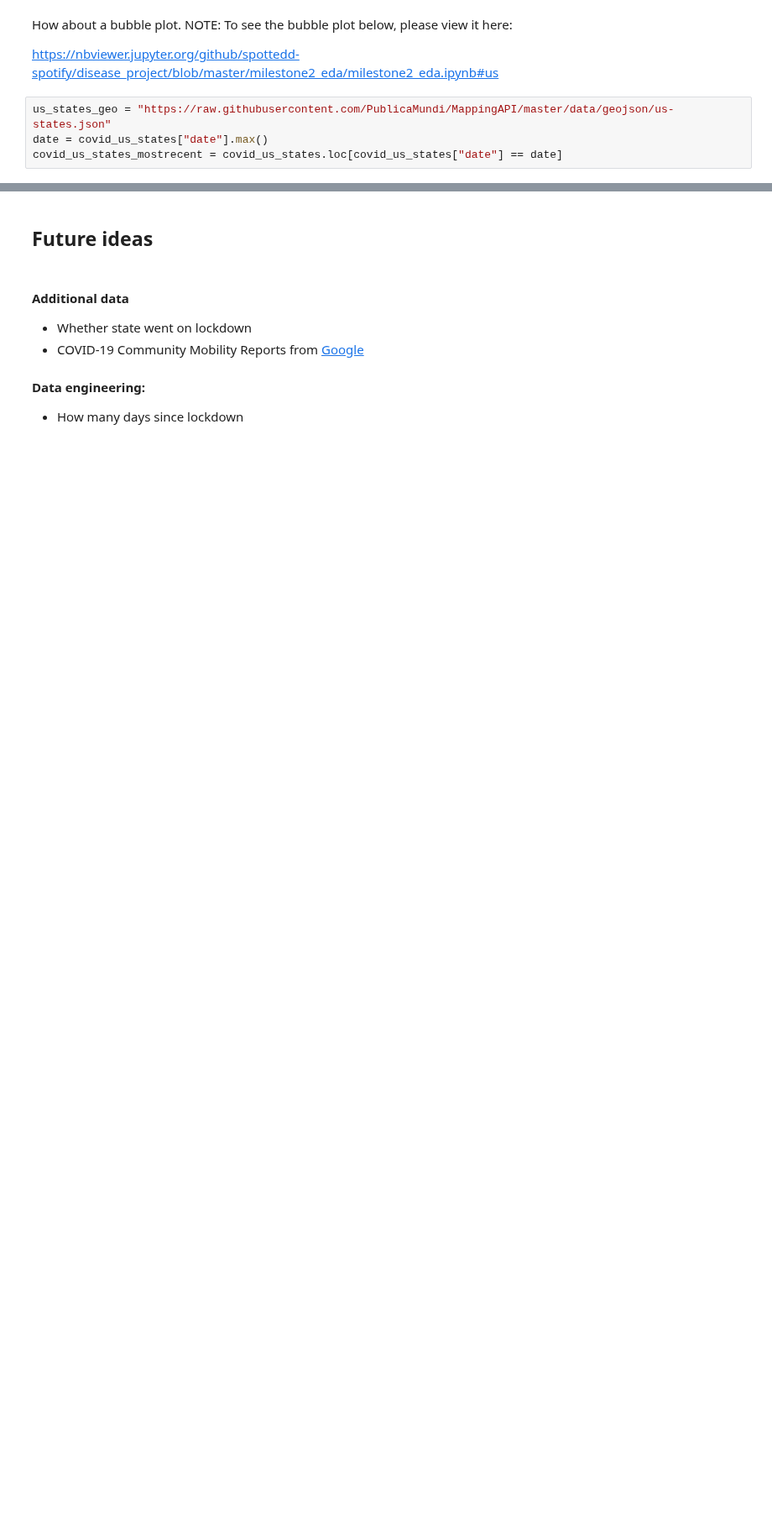
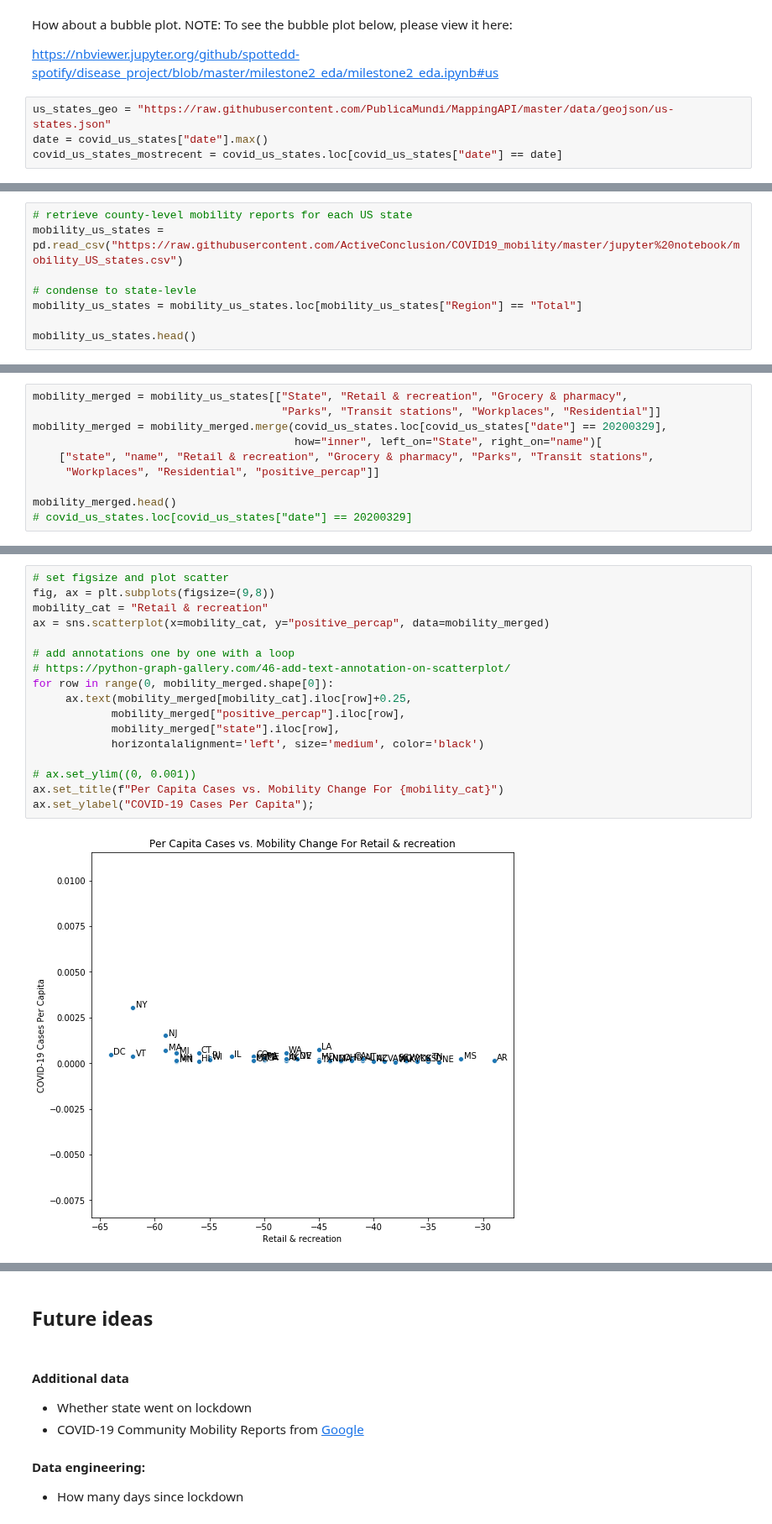
Before and after one commit to spotted-d/RNN_covid19_modeling, a Jupyter notebook: milestone2_eda/milestone2_eda.ipynb, the cells around one changed output, grey strips where cells are left out. Shown at 84% size. Saved outputs shown, nothing was run; the diff lists cells and outputs as text; blank space fills up the shorter version.

Commit message:
eda - mobility predictor analysis

```diff
--- a/milestone2_eda/milestone2_eda.ipynb
+++ b/milestone2_eda/milestone2_eda.ipynb
@@ -217,0 +238,8 @@ m
+# %%
+# retrieve county-level mobility reports for each US state
+mobility_us_states = pd.read_csv("https://raw.githubusercontent.com/ActiveConclusion/COVID19_mobility/master/jupyter%20notebook/mobility_US_states.csv")
+
+# condense to state-levle
+mobility_us_states = mobility_us_states.loc[mobility_us_states["Region"] == "Total"]
+
+mobility_us_states.head()
@@ -217,0 +253,10 @@ m
+# %%
+mobility_merged = mobility_us_states[["State", "Retail & recreation", "Grocery & pharmacy",
+                                      "Parks", "Transit stations", "Workplaces", "Residential"]]
+mobility_merged = mobility_merged.merge(covid_us_states.loc[covid_us_states["date"] == 20200329],
+                                        how="inner", left_on="State", right_on="name")[
+    ["state", "name", "Retail & recreation", "Grocery & pharmacy", "Parks", "Transit stations",
+     "Workplaces", "Residential", "positive_percap"]]
+
+mobility_merged.head()
+# covid_us_states.loc[covid_us_states["date"] == 20200329]
@@ -217,0 +283,19 @@ m
+# %%
+# set figsize and plot scatter
+fig, ax = plt.subplots(figsize=(9,8))
+mobility_cat = "Retail & recreation"
+ax = sns.scatterplot(x=mobility_cat, y="positive_percap", data=mobility_merged)
+
+# add annotations one by one with a loop
+# https://python-graph-gallery.com/46-add-text-annotation-on-scatterplot/
+for row in range(0, mobility_merged.shape[0]):
+     ax.text(mobility_merged[mobility_cat].iloc[row]+0.25,
+            mobility_merged["positive_percap"].iloc[row],
+            mobility_merged["state"].iloc[row],
+            horizontalalignment='left', size='medium', color='black')
+
+# ax.set_ylim((0, 0.001))
+ax.set_title(f"Per Capita Cases vs. Mobility Change For {mobility_cat}")
+ax.set_ylabel("COVID-19 Cases Per Capita");
+# %% [output]
+[figure, added]
```
Also changed, not shown: parts of 15 cells of this notebook.
